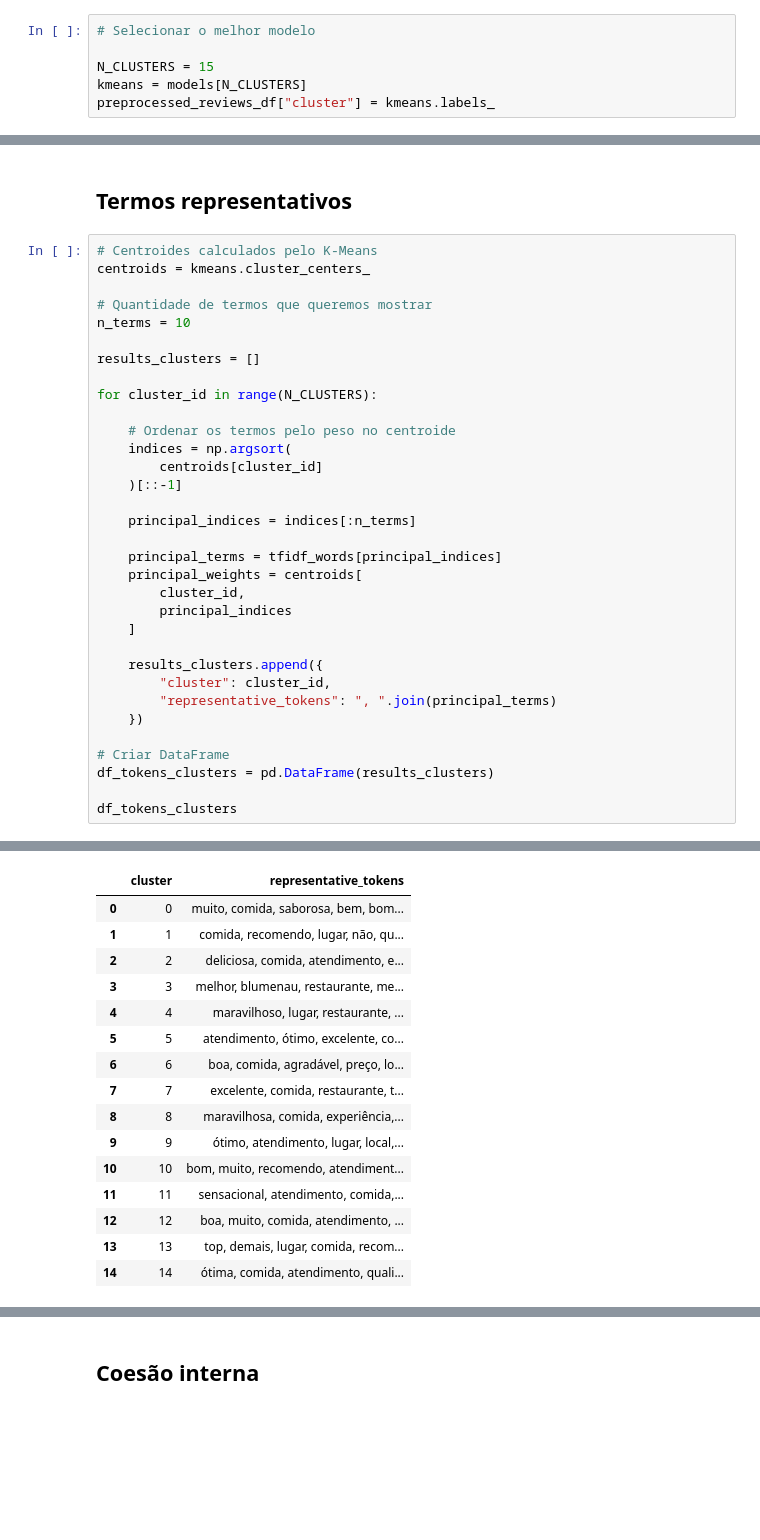
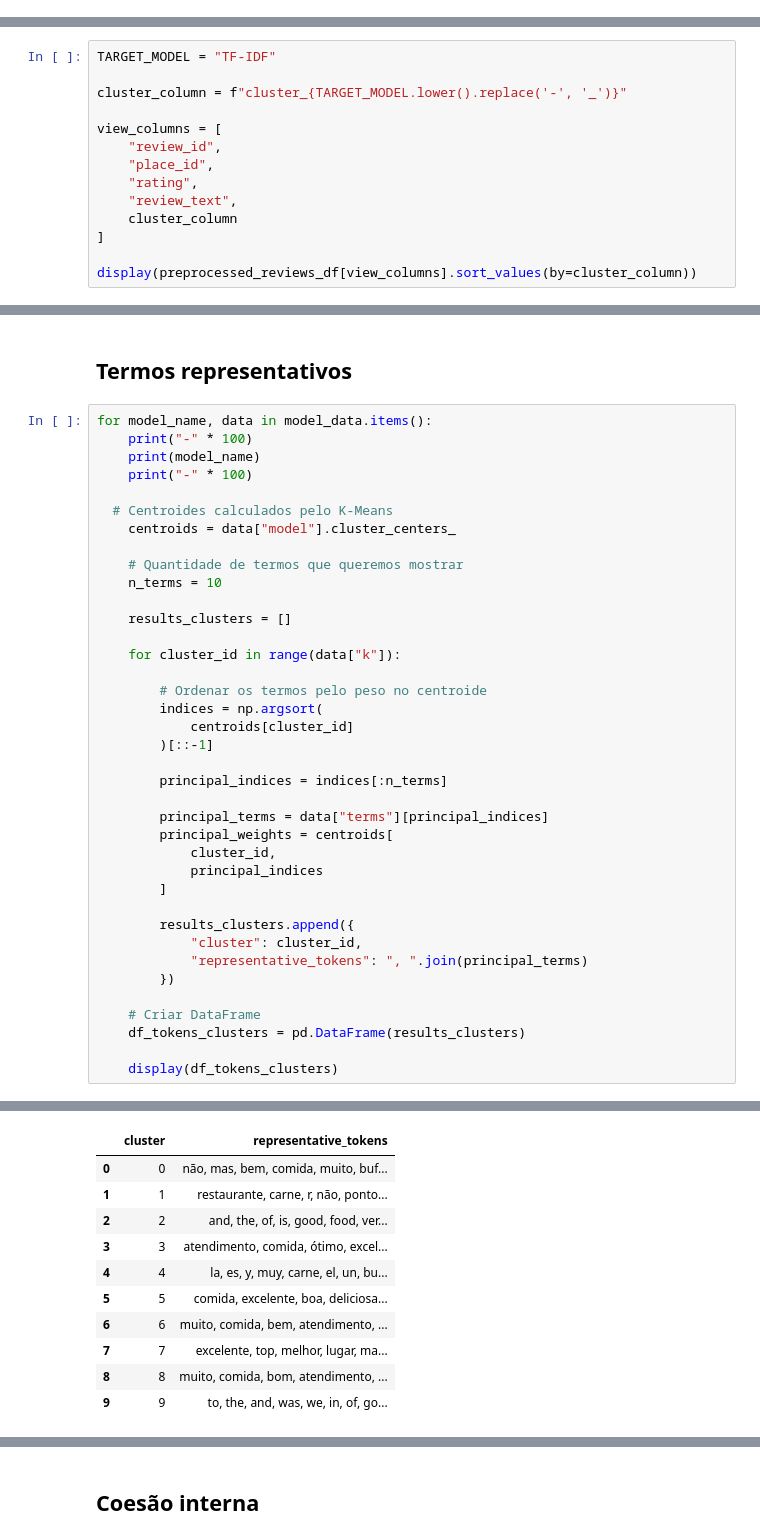
Before and after one commit to incrisvel/adaptaste, a Jupyter notebook: similarity_clustering.ipynb, the cells around one changed output, grey strips where cells are left out. Cells and saved outputs as stored; diff of their text form; blank space fills up the shorter version.

```diff
--- a/similarity_clustering.ipynb
+++ b/similarity_clustering.ipynb
@@ -308,6 +315,0 @@ display(
-# %%
-# Selecionar o melhor modelo
-
-N_CLUSTERS = 15
-kmeans = models[N_CLUSTERS]
-preprocessed_reviews_df["cluster"] = kmeans.labels_
@@ -422,0 +391,14 @@ CLUSTER 5 — 168 reviews
+# %%
+TARGET_MODEL = "TF-IDF"
+
+cluster_column = f"cluster_{TARGET_MODEL.lower().replace('-', '_')}"
+
+view_columns = [
+    "review_id",
+    "place_id",
+    "rating",
+    "review_text",
+    cluster_column
+]
+
+display(preprocessed_reviews_df[view_columns].sort_values(by=cluster_column))
@@ -538,36 +545,41 @@ Variância explicada em 3D: 0.131
 # %% [markdown]
 ## Termos representativos
 # %%
-# Centroides calculados pelo K-Means
-centroids = kmeans.cluster_centers_
+for model_name, data in model_data.items():
+    print("-" * 100)
+    print(model_name)
+    print("-" * 100)
 
-# Quantidade de termos que queremos mostrar
-n_terms = 10
+  # Centroides calculados pelo K-Means
+    centroids = data["model"].cluster_centers_
 
-results_clusters = []
+    # Quantidade de termos que queremos mostrar
+    n_terms = 10
 
-for cluster_id in range(N_CLUSTERS):
+    results_clusters = []
 
-    # Ordenar os termos pelo peso no centroide
-    indices = np.argsort(
-        centroids[cluster_id]
-    )[::-1]
+    for cluster_id in range(data["k"]):
 
-    principal_indices = indices[:n_terms]
+        # Ordenar os termos pelo peso no centroide
+        indices = np.argsort(
+            centroids[cluster_id]
+        )[::-1]
 
-    principal_terms = tfidf_words[principal_indices]
-    principal_weights = centroids[
-        cluster_id,
-        principal_indices
-    ]
+        principal_indices = indices[:n_terms]
 
-    results_clusters.append({
-        "cluster": cluster_id,
-        "representative_tokens": ", ".join(principal_terms)
-    })
+        principal_terms = data["terms"][principal_indices]
+        principal_weights = centroids[
+            cluster_id,
+            principal_indices
+        ]
 
-# Criar DataFrame
-df_tokens_clusters = pd.DataFrame(results_clusters)
+        results_clusters.append({
+            "cluster": cluster_id,
+            "representative_tokens": ", ".join(principal_terms)
+        })
 
-df_tokens_clusters
+    # Criar DataFrame
+    df_tokens_clusters = pd.DataFrame(results_clusters)
+
+    display(df_tokens_clusters)
 # %% [output]
@@ -574,16 +589,11 @@ df_tokens_clusters
 |  | cluster | representative_tokens |
-| 0 | 0 | muito, comida, saborosa, bem, bom... |
-| 1 | 1 | comida, recomendo, lugar, não, qu... |
-| 2 | 2 | deliciosa, comida, atendimento, e... |
-| 3 | 3 | melhor, blumenau, restaurante, me... |
-| 4 | 4 | maravilhoso, lugar, restaurante, ... |
-| 5 | 5 | atendimento, ótimo, excelente, co... |
-| 6 | 6 | boa, comida, agradável, preço, lo... |
-| 7 | 7 | excelente, comida, restaurante, t... |
-| 8 | 8 | maravilhosa, comida, experiência,... |
-| 9 | 9 | ótimo, atendimento, lugar, local,... |
-| 10 | 10 | bom, muito, recomendo, atendiment... |
-| 11 | 11 | sensacional, atendimento, comida,... |
-| 12 | 12 | boa, muito, comida, atendimento, ... |
-| 13 | 13 | top, demais, lugar, comida, recom... |
-| 14 | 14 | ótima, comida, atendimento, quali... |
+| 0 | 0 | não, mas, bem, comida, muito, buf... |
+| 1 | 1 | restaurante, carne, r, não, ponto... |
+| 2 | 2 | and, the, of, is, good, food, ver... |
+| 3 | 3 | atendimento, comida, ótimo, excel... |
+| 4 | 4 | la, es, y, muy, carne, el, un, bu... |
+| 5 | 5 | comida, excelente, boa, deliciosa... |
+| 6 | 6 | muito, comida, bem, atendimento, ... |
+| 7 | 7 | excelente, top, melhor, lugar, ma... |
+| 8 | 8 | muito, comida, bom, atendimento, ... |
+| 9 | 9 | to, the, and, was, we, in, of, go... |
```
Also changed, not shown: parts of 18 cells of this notebook.
